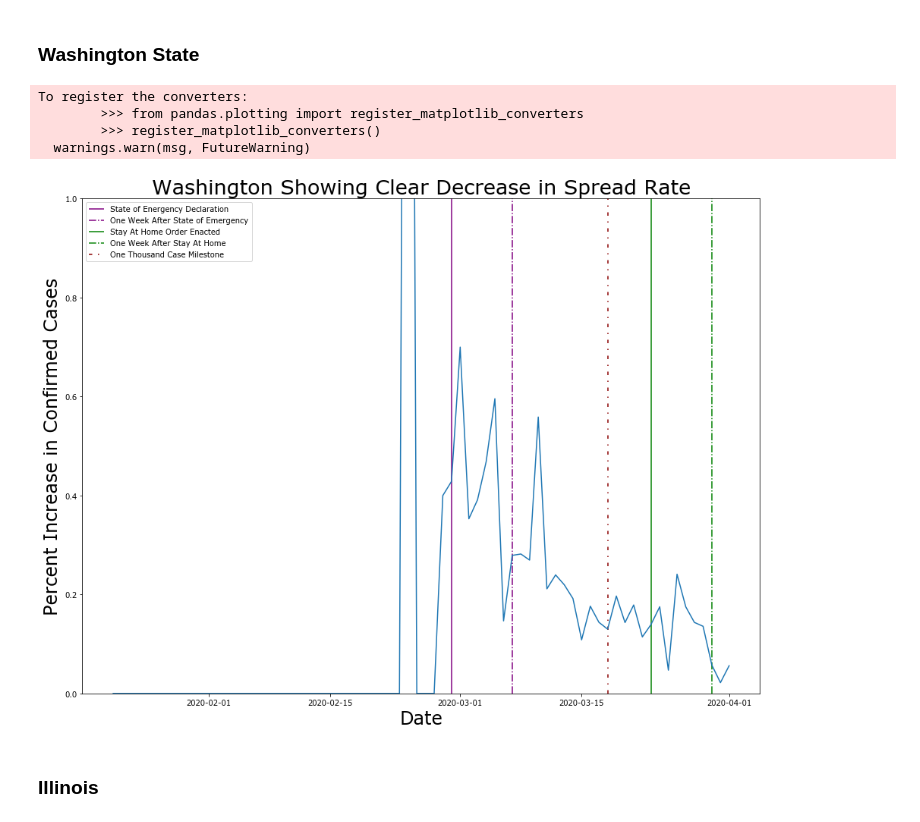
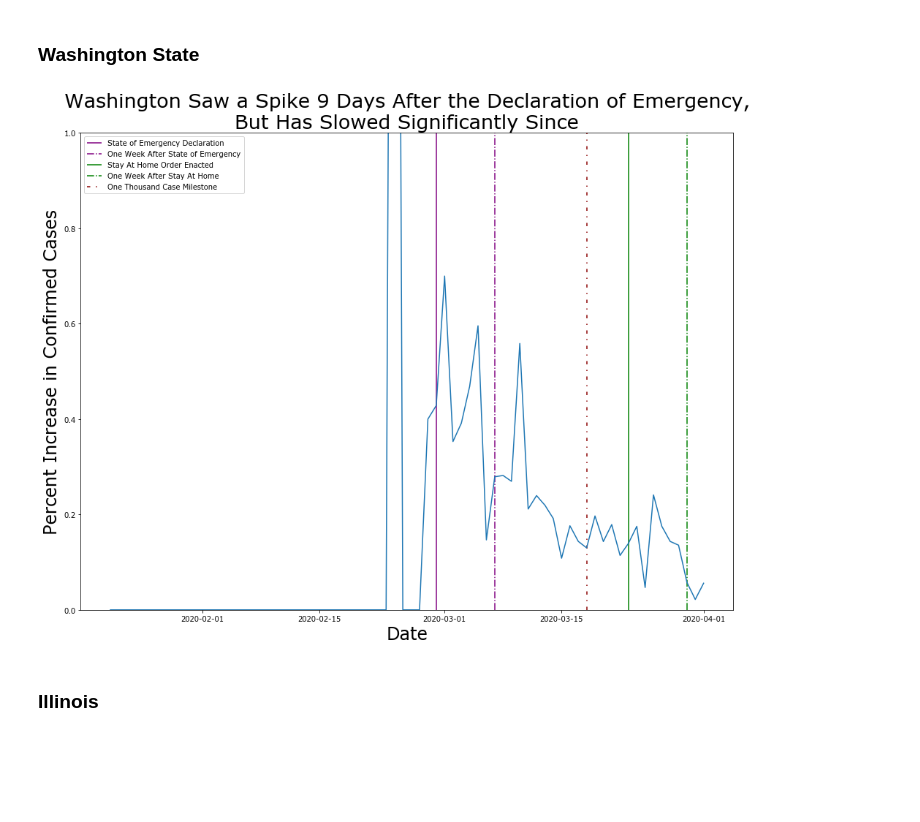
Before and after one commit to nmwhitehead/Coronavirus-USA, a Jupyter notebook: U.S. NYT Data.ipynb, the cells around one changed output. Drawn from its saved outputs; the diff is of its cells as text; code cells hidden in the pictures; blank space fills up the shorter version.

```diff
--- a/U.S. NYT Data.ipynb
+++ b/U.S. NYT Data.ipynb
@@ -142,32 +162,28 @@ def thousand_case_milestone(state):
 ### Washington State
 # %%
 plt.figure(figsize=(16,12))
-plt.title("Washington Showing Clear Decrease in Spread Rate", size=27)
+plt.title("Washington Saw a Spike 9 Days After the Declaration of Emergency,\nBut Has Slowed Significantly Since", size=27)
 
 plt.xlabel('Date', size=24)
 plt.ylabel('Percent Increase in Confirmed Cases', size=24)
 
 # https://www.governor.wa.gov/news-media/inslee-issues-covid-19-emergency-proclamation
-plt.vlines(x=dt.date(2020, 2, 29), ymin=0, ymax=1, linestyles='solid', color='purple', label='State of Energency Declaration')
+plt.vlines(x=dt.date(2020, 2, 29), ymin=0, ymax=1, linestyles='solid', color='purple', label='State of Emergency Declaration')
 plt.vlines(x=dt.date(2020, 3, 7), ymin=0, ymax=1, linestyle='dashdot', color='purple', label='One Week After State of Emergency')
 
 # https://medium.com/wagovernor/inslee-announces-stay-home-stay-healthy-order-4891a7511f5e
 plt.vlines(x=dt.date(2020, 3, 23), ymin=0, ymax=1, linestyles='solid', color='green', label='Stay At Home Order Enacted')
 plt.vlines(x=dt.date(2020, 3, 30), ymin=0, ymax=1, linestyle='dashdot', color='green', label='One Week After Stay At Home')
 
 thousand_case_milestone(washington_data)
 
 plt.ylim(ymin=0, ymax=1)
 
 plt.plot(washington_data.percent_change)
 
 plt.legend(loc='upper left');
 # %% [output]
-To register the converters:
-        >>> from pandas.plotting import register_matplotlib_converters
-        >>> register_matplotlib_converters()
-  warnings.warn(msg, FutureWarning)
-[figure, old version]
+[figure, new version]
 # %% [markdown]
 ### Illinois
 # %%
```
Also changed, not shown: parts of 26 cells of this notebook.
